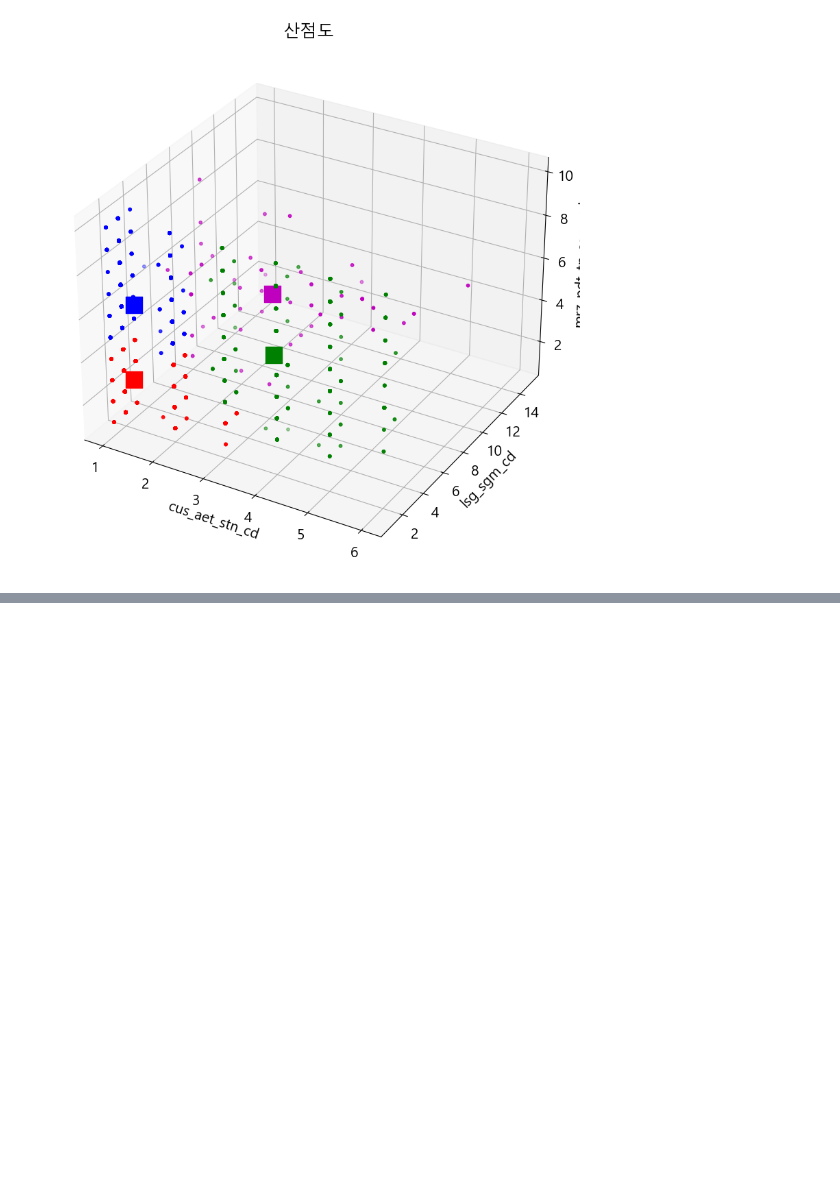
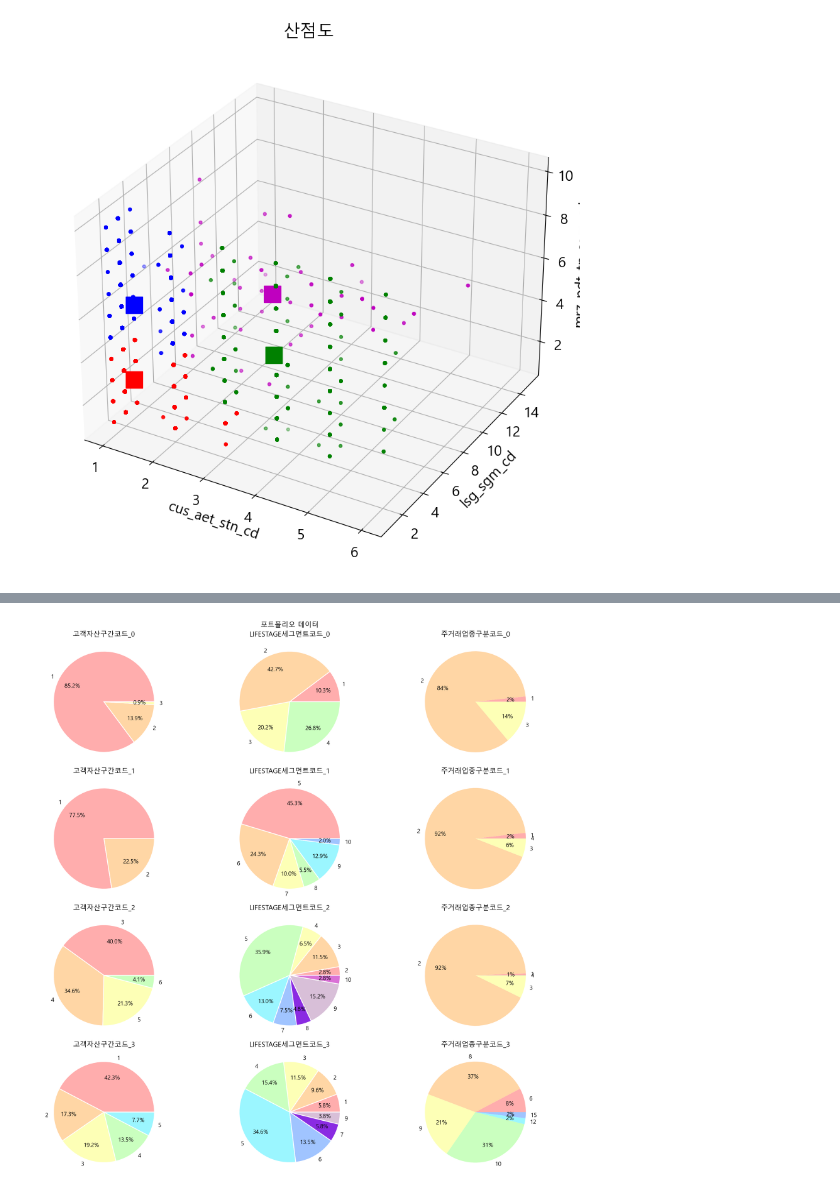
Before and after one commit to Dirtfy/NH_Project, a Jupyter notebook: test.ipynb, the cells around one changed output, grey strips where cells are left out. Cells and saved outputs as stored; diff of their text form; code cells hidden in the pictures; blank space fills up the shorter version.

```diff
--- a/test.ipynb
+++ b/test.ipynb
@@ -617,0 +635,94 @@ plt.show()
+# %%
+fig, axs=plt.subplots(4,3,figsize=(20,20), constrained_layout=True)
+fig.suptitle('포트폴리오 데이터')
+
+# cus_aet_stn_cd
+# lsg_sgm_cd
+# mrz_pdt_tp_sgm_cd
+
+cl_0 = cus_ifo_1.loc[cus_ifo_1['cluster'] == 0]
+cl_1 = cus_ifo_1.loc[cus_ifo_1['cluster'] == 1]
+cl_2 = cus_ifo_1.loc[cus_ifo_1['cluster'] == 2]
+cl_3 = cus_ifo_1.loc[cus_ifo_1['cluster'] == 3]
+
+
+colors=['#ffadad', '#ffd6a5', '#fdffb6', '#caffbf', '#9bf6ff', '#a0c4ff', '#8a2be2', '#D8BFD8', '#DA70D6', '#FFC0CB', '#D2691E']
+wedgeprops={'edgecolor':'w', 'linewidth':2}
+
+#첫 번째 그래프
+cl_00=cl_0['cus_aet_stn_cd'].value_counts()
+cl_00.sort_index(inplace=True)
+axs[0, 0].pie(cl_00, labels=cl_00.index, autopct='%.1f%%', pctdistance=0.7, wedgeprops=wedgeprops, colors=colors)
+axs[0, 0].set_title('고객자산구간코드_0')
+
+cl_01=cl_0['lsg_sgm_cd'].value_counts()
+cl_01.sort_index(inplace=True)
+axs[0, 1].pie(cl_01, labels=cl_01.index, autopct='%.1f%%', pctdistance=0.7, wedgeprops=wedgeprops, colors=colors)
+axs[0, 1].set_title('LIFESTAGE세그먼트코드_0')
+
+#세 번째 그래프
+cl_02=cl_0['mrz_pdt_tp_sgm_cd'].value_counts()
+cl_02.sort_index(inplace=True)
+axs[0, 2].pie(cl_02, labels=cl_02.index, autopct=custom_autopct, pctdistance=0.7, colors=colors)
+axs[0, 2].set_title('주거래업종구분코드_0')
+
+
+
+#첫 번째 그래프
+cl_10=cl_1['cus_aet_stn_cd'].value_counts()
+cl_10.sort_index(inplace=True)
+axs[1, 0].pie(cl_10, labels=cl_10.index, autopct='%.1f%%', pctdistance=0.7, wedgeprops=wedgeprops, colors=colors)
+axs[1, 0].set_title('고객자산구간코드_1')
+
+cl_11=cl_1['lsg_sgm_cd'].value_counts()
+cl_11.sort_index(inplace=True)
+axs[1, 1].pie(cl_11, labels=cl_11.index, autopct='%.1f%%', pctdistance=0.7, wedgeprops=wedgeprops, colors=colors)
+axs[1, 1].set_title('LIFESTAGE세그먼트코드_1')
+
+#세 번째 그래프
+cl_12=cl_1['mrz_pdt_tp_sgm_cd'].value_counts()
+cl_12.sort_index(inplace=True)
+axs[1, 2].pie(cl_12, labels=cl_12.index, autopct=custom_autopct, pctdistance=0.7, colors=colors)
+axs[1, 2].set_title('주거래업종구분코드_1')
+
+
+
+#첫 번째 그래프
+cl_20=cl_2['cus_aet_stn_cd'].value_counts()
+cl_20.sort_index(inplace=True)
+axs[2, 0].pie(cl_20, labels=cl_20.index, autopct='%.1f%%', pctdistance=0.7, wedgeprops=wedgeprops, colors=colors)
+axs[2, 0].set_title('고객자산구간코드_2')
+
+cl_21=cl_2['lsg_sgm_cd'].value_counts()
+cl_21.sort_index(inplace=True)
+axs[2, 1].pie(cl_21, labels=cl_21.index, autopct='%.1f%%', pctdistance=0.7, wedgeprops=wedgeprops, colors=colors)
+axs[2, 1].set_title('LIFESTAGE세그먼트코드_2')
+
+#세 번째 그래프
+cl_22=cl_2['mrz_pdt_tp_sgm_cd'].value_counts()
+cl_22.sort_index(inplace=True)
+axs[2, 2].pie(cl_22, labels=cl_22.index, autopct=custom_autopct, pctdistance=0.7, colors=colors)
+axs[2, 2].set_title('주거래업종구분코드_2')
+
+
+
+#첫 번째 그래프
+cl_30=cl_3['cus_aet_stn_cd'].value_counts()
+cl_30.sort_index(inplace=True)
+axs[3, 0].pie(cl_30, labels=cl_30.index, autopct='%.1f%%', pctdistance=0.7, wedgeprops=wedgeprops, colors=colors)
+axs[3, 0].set_title('고객자산구간코드_3')
+
+cl_31=cl_3['lsg_sgm_cd'].value_counts()
+cl_31.sort_index(inplace=True)
+axs[3, 1].pie(cl_31, labels=cl_31.index, autopct='%.1f%%', pctdistance=0.7, wedgeprops=wedgeprops, colors=colors)
+axs[3, 1].set_title('LIFESTAGE세그먼트코드_3')
+
+#세 번째 그래프
+cl_32=cl_3['mrz_pdt_tp_sgm_cd'].value_counts()
+cl_32.sort_index(inplace=True)
+axs[3, 2].pie(cl_32, labels=cl_32.index, autopct=custom_autopct, pctdistance=0.7, colors=colors)
+axs[3, 2].set_title('주거래업종구분코드_3')
+
+plt.show()
+# %% [output]
+[figure, added]
```
Also changed, not shown: parts of 19 cells of this notebook, 1 other file.
